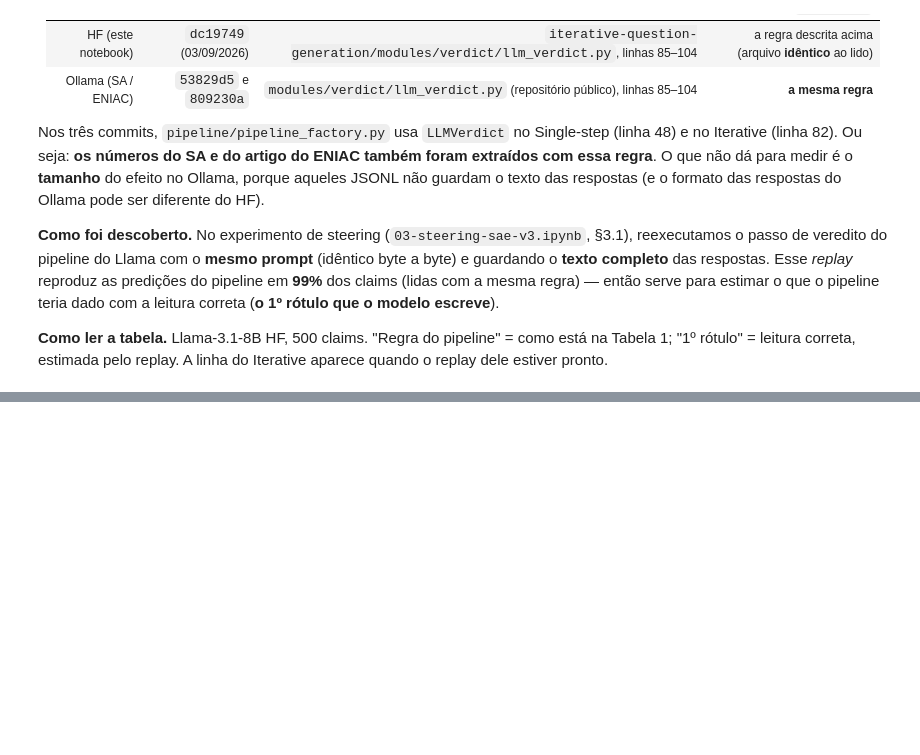
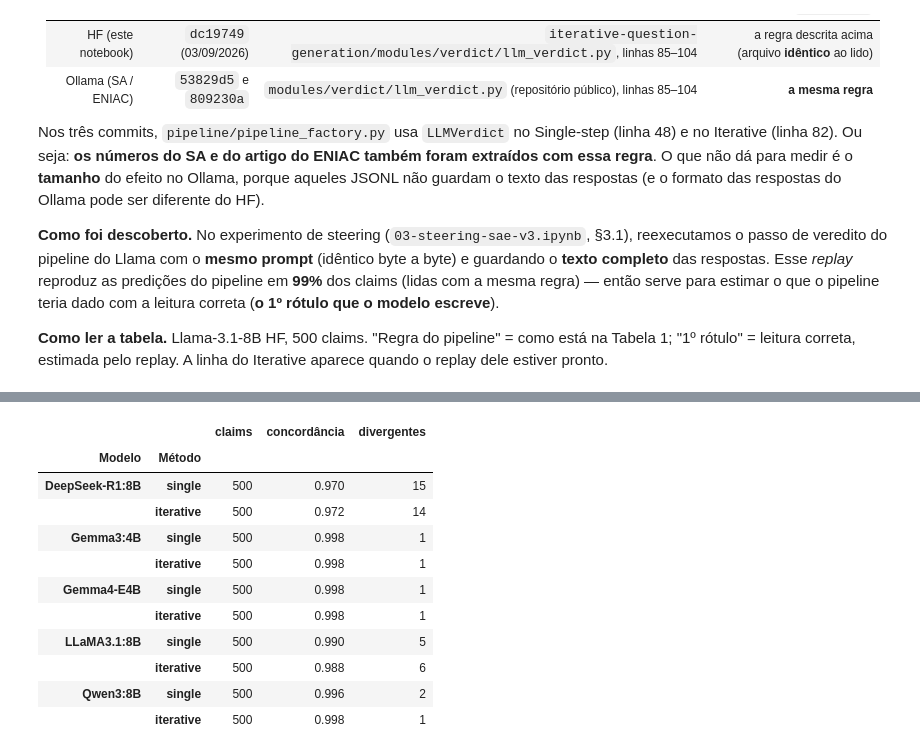
Before and after one commit to lucasfrag/fact-checking-nei-saes, a Jupyter notebook: notebooks/01-single-vs-iterative-it.ipynb, the cells around one changed output, grey strips where cells are left out. Cells and saved outputs as stored; diff of their text form; code cells hidden in the pictures; blank space fills up the shorter version.

```diff
--- a/notebooks/01-single-vs-iterative-it.ipynb
+++ b/notebooks/01-single-vs-iterative-it.ipynb
@@ -442,0 +468,34 @@ guardando o texto), como no replay do Llama — sem refazer a busca de evidênci
+# %%
+from fcsae.steering.factcheck_sae import first_label, normalize
+RPF = {m: f"../results/replay/{m}-hf" for m in HF}; RPF["llama3.1-8b"] = "../results/v3_llama/steer_sae"
+
+def metrics_from(pred, gold):
+    F = {c: f1(pred, gold, c) for c in CLS}
+    nn = [(p, g) for p, g in zip(pred, gold) if p != "NEI"]
+    return {"acc": np.mean([p == g for p, g in zip(pred, gold)]),
+            "macroF1": np.mean([F["SUP"], F["REF"], F["NEI"]]), "macroF1_4": np.mean(list(F.values())),
+            **{f"F1_{c}": F[c] for c in CLS}, "nei_rate": np.mean([p == "NEI" for p in pred]),
+            "err_nonNEI": np.mean([p != g for p, g in nn]) if nn else np.nan, "pred": pred, "gold": gold, "n": len(pred)}
+
+fx, rows = {}, []
+for m in HF:
+    for k in DIR:
+        r = json.load(open(f"{RPF[m]}/{k}__none__b+0.00.json", encoding="utf-8"))
+        rule = [normalize(x) for x in r["raw"]]
+        agree = np.mean([a == b for a, b in zip(rule, r["pipeline_pred"])])
+        fx[(m, k)] = {**metrics_from([first_label(x) for x in r["raw"]], r["gold"]), "ids": r["ids"], "pipe": r["pipeline_pred"]}
+        rows.append([NAME[m], k, len(r["raw"]), agree, sum(a != b for a, b in zip(rule, r["pipeline_pred"]))])
+pd.DataFrame(rows, columns=["Modelo", "Método", "claims", "concordância", "divergentes"]).set_index(["Modelo", "Método"]).round(3)
+# %% [output]
+|  |  | claims | concordância | divergentes |
+| Modelo | Método |  |  |  |
+| DeepSeek-R1:8B | single | 500 | 0.970 | 15 |
+|  | iterative | 500 | 0.972 | 14 |
+| Gemma3:4B | single | 500 | 0.998 | 1 |
+|  | iterative | 500 | 0.998 | 1 |
+| Gemma4-E4B | single | 500 | 0.998 | 1 |
+|  | iterative | 500 | 0.998 | 1 |
+| LLaMA3.1:8B | single | 500 | 0.990 | 5 |
+|  | iterative | 500 | 0.988 | 6 |
+| Qwen3:8B | single | 500 | 0.996 | 2 |
+|  | iterative | 500 | 0.998 | 1 |
```
Also changed, not shown: parts of 13 cells of this notebook, 5 other files.
